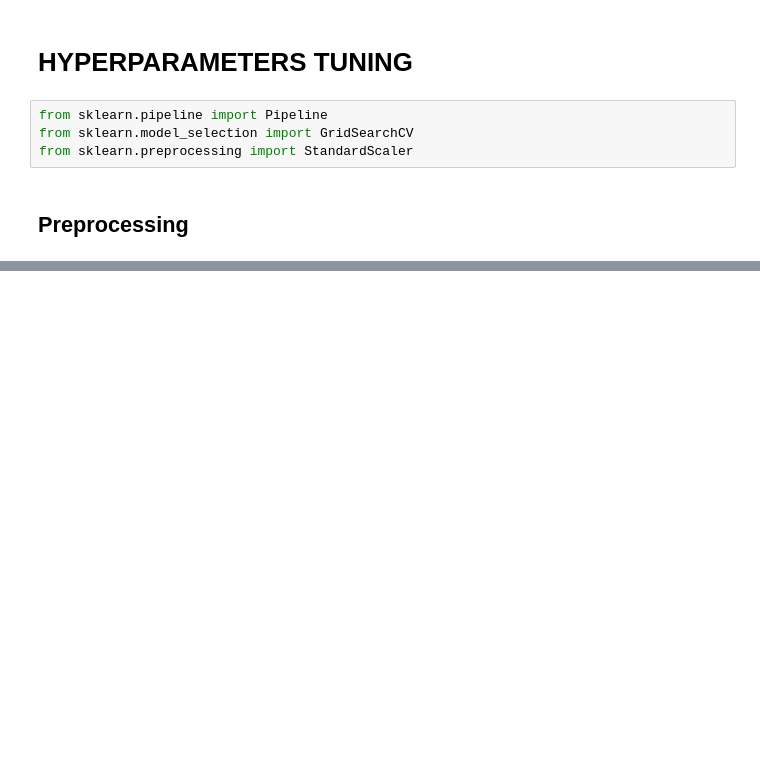
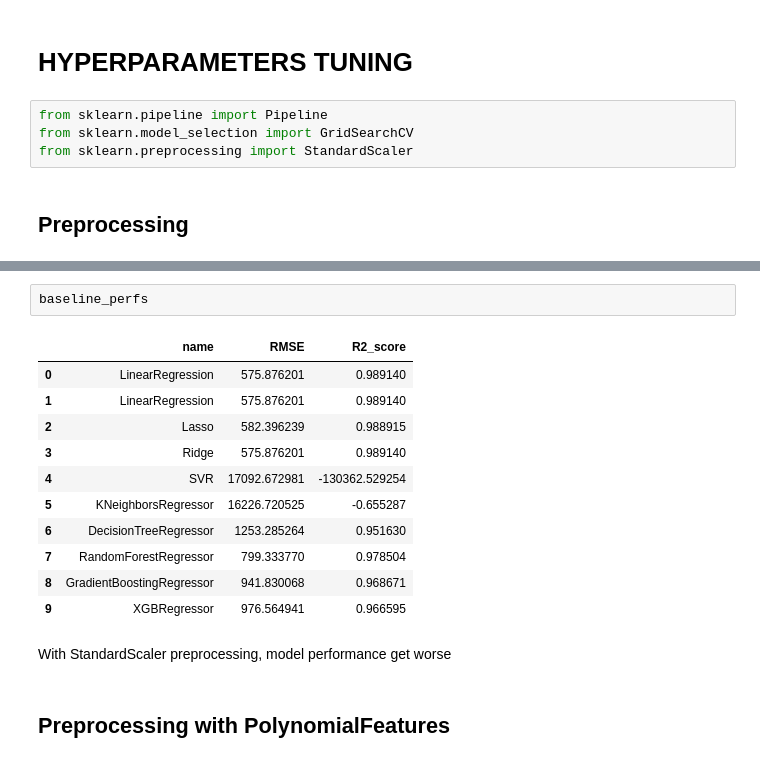
Before and after one commit to TheKryptonium/Bitcoin-price-prediction, a Jupyter notebook: Bitcoin_price_predictor.ipynb, the cells around one changed output, grey strips where cells are left out. Drawn from its saved outputs; the diff is of its cells as text; blank space fills up the shorter version.

```diff
--- a/Bitcoin_price_predictor.ipynb
+++ b/Bitcoin_price_predictor.ipynb
@@ -261,0 +361,18 @@ X_train, X_test = scaler.transform(X_train), scaler.transform(X_test)
+# %%
+baseline_perfs
+# %% [output]
+|  | name | RMSE | R2_score |
+| 0 | LinearRegression | 575.876201 | 0.989140 |
+| 1 | LinearRegression | 575.876201 | 0.989140 |
+| 2 | Lasso | 582.396239 | 0.988915 |
+| 3 | Ridge | 575.876201 | 0.989140 |
+| 4 | SVR | 17092.672981 | -130362.529254 |
+| 5 | KNeighborsRegressor | 16226.720525 | -0.655287 |
+| 6 | DecisionTreeRegressor | 1253.285264 | 0.951630 |
+| 7 | RandomForestRegressor | 799.333770 | 0.978504 |
+| 8 | GradientBoostingRegressor | 941.830068 | 0.968671 |
+| 9 | XGBRegressor | 976.564941 | 0.966595 |
+# %% [markdown]
+With StandardScaler preprocessing, model performance get worse
+# %% [markdown]
+## Preprocessing with PolynomialFeatures
```
Also changed, not shown: parts of 19 cells of this notebook.
